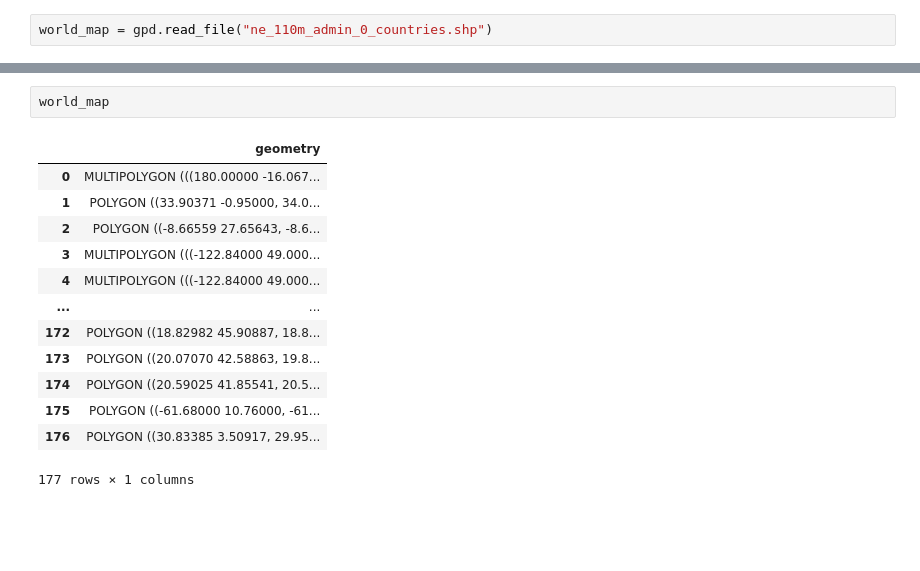
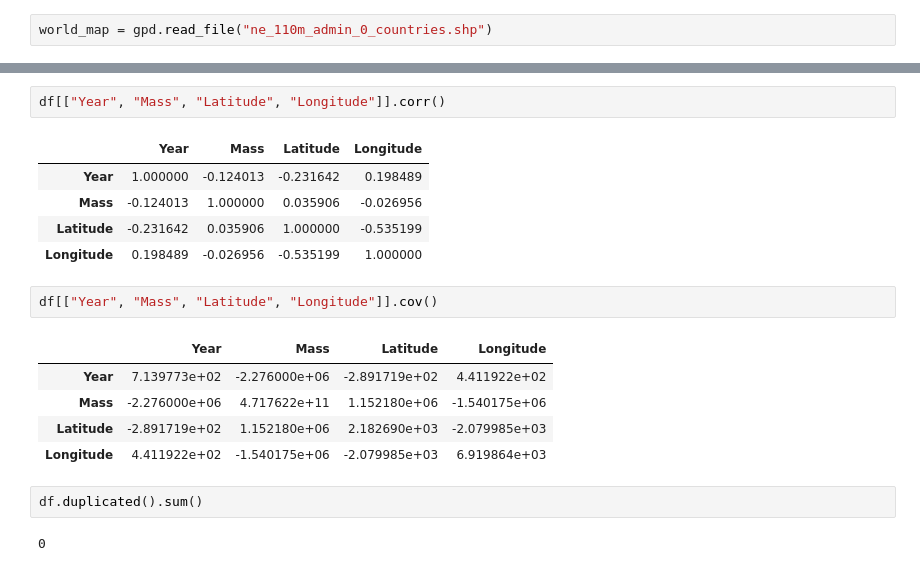
Before and after one commit to Bartlomiej-Kachniarz/Portfolio, a Jupyter notebook: machine_learning/meteorite_landings/meteorite_landings_analysis.ipynb, the cells around one changed output, grey strips where cells are left out. Cells and saved outputs as stored; diff of their text form; blank space fills up the shorter version.

```diff
--- a/machine_learning/meteorite_landings/meteorite_landings_analysis.ipynb
+++ b/machine_learning/meteorite_landings/meteorite_landings_analysis.ipynb
@@ -279,19 +348,23 @@ plt.legend(prop={'size':15})
 # %% [output]
 <matplotlib.legend.Legend at 0x...>
 [figure]
-# %%
-world_map
-# %% [output]
-|  | geometry |
-| 0 | MULTIPOLYGON (((180.00000 -16.067... |
-| 1 | POLYGON ((33.90371 -0.95000, 34.0... |
-| 2 | POLYGON ((-8.66559 27.65643, -8.6... |
-| 3 | MULTIPOLYGON (((-122.84000 49.000... |
-| 4 | MULTIPOLYGON (((-122.84000 49.000... |
-| ... | ... |
-| 172 | POLYGON ((18.82982 45.90887, 18.8... |
-| 173 | POLYGON ((20.07070 42.58863, 19.8... |
-| 174 | POLYGON ((20.59025 41.85541, 20.5... |
-| 175 | POLYGON ((-61.68000 10.76000, -61... |
-| 176 | POLYGON ((30.83385 3.50917, 29.95... |
-177 rows × 1 columns
+# %%
+df[["Year", "Mass", "Latitude", "Longitude"]].corr()
+# %% [output]
+|  | Year | Mass | Latitude | Longitude |
+| Year | 1.000000 | -0.124013 | -0.231642 | 0.198489 |
+| Mass | -0.124013 | 1.000000 | 0.035906 | -0.026956 |
+| Latitude | -0.231642 | 0.035906 | 1.000000 | -0.535199 |
+| Longitude | 0.198489 | -0.026956 | -0.535199 | 1.000000 |
+# %%
+df[["Year", "Mass", "Latitude", "Longitude"]].cov()
+# %% [output]
+|  | Year | Mass | Latitude | Longitude |
+| Year | 7.139773e+02 | -2.276000e+06 | -2.891719e+02 | 4.411922e+02 |
+| Mass | -2.276000e+06 | 4.717622e+11 | 1.152180e+06 | -1.540175e+06 |
+| Latitude | -2.891719e+02 | 1.152180e+06 | 2.182690e+03 | -2.079985e+03 |
+| Longitude | 4.411922e+02 | -1.540175e+06 | -2.079985e+03 | 6.919864e+03 |
+# %%
+df.duplicated().sum()
+# %% [output]
+0
```
Also changed, not shown: parts of 32 cells of this notebook, 2 other files.
